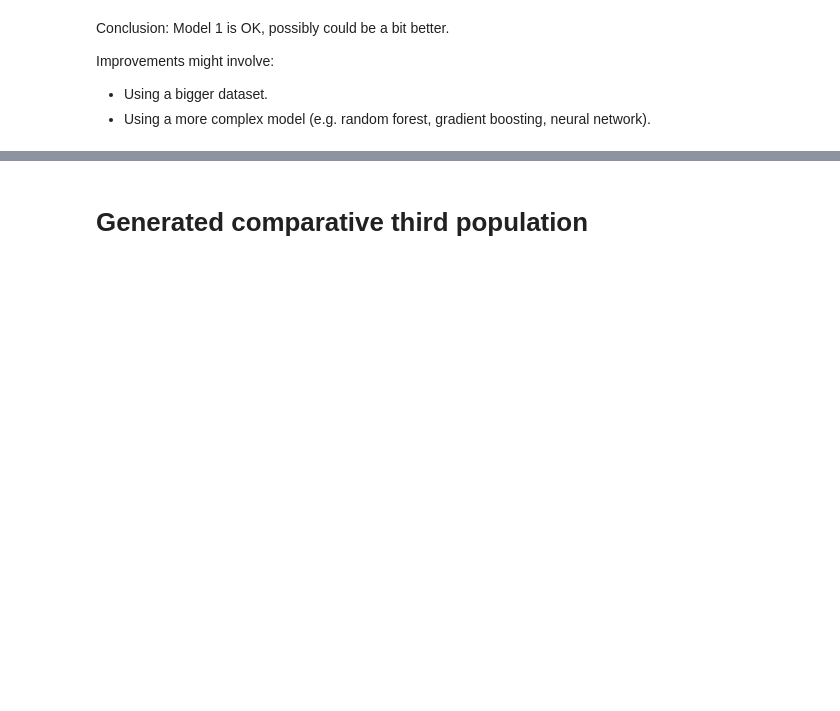
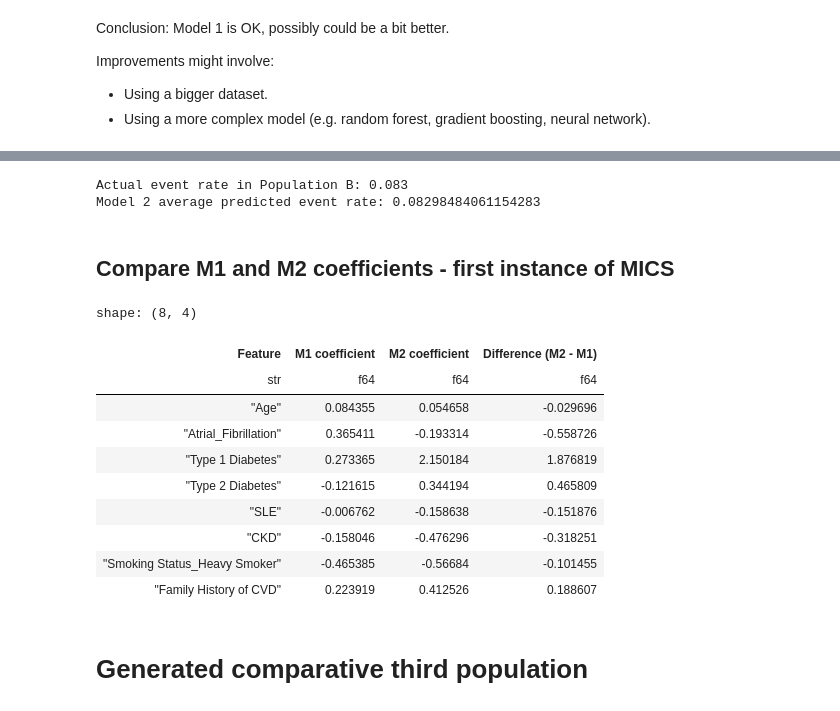
Before and after one commit to ucl-paediatrics/mics, a Jupyter notebook: src/mics/mics.ipynb, the cells around one changed output, grey strips where cells are left out. Drawn from its saved outputs; the diff is of its cells as text; code cells hidden in the pictures; blank space fills up the shorter version.

```diff
--- a/src/mics/mics.ipynb
+++ b/src/mics/mics.ipynb
@@ -265,0 +353,19 @@ ValueError: X has 22 features, but LogisticRegression is expecting 35 features a
+# %%
+# Bernoulli sampling from the true risk after statin intervention; treated patients have a lower probability of a CVD event than untreated patients.
+# Their event rate should be lower than the untreated patients, and the overall event rate in the population should be lower than before statin intervention.
+# The binary outcome 'y_2' becomes the new target variable for model 2 (M2)
+
+# Simulate the ouctomes
+y_2 = simulation.risk_to_event(true_risk_post_b, random_seed=random_seed + 1)
+
+# Sanity check:
+# Total events and overall event rate
+# Event rate for the treated vs untreated patients
+Checks_outcome = [
+    ("Total events", y_2.sum()),
+    ("Overall event rate (%)", y_2.mean() * 100),
+    ("Event rate for treated patients (%)", y_2[on_statins].mean() * 100),
+    ("Event rate for untreated patients (%)", y_2[~on_statins].mean() * 100),
+]
+for check, value in Checks_outcome:
+    print(f"{check}: {value:.2f}")
@@ -270,13 +381,68 @@ Problem: training a model $f_2(x)$ but not accounting for statins
 This is the model-induced concept shift problem.
 # %%
+# M2: the model that will be trained to predict CVD events in a new population, after the indtroduction of a statin intervention.
 # MAKE SURE THAT MODEL 2 DOESN'T USE THE 'on_statins' COLUMN - IT SHOULDN'T BE A RISK FACTOR IN THE MODEL, IT'S AN INTERVENTION
 # We can add this later, but as a first pass, we want the model to be unaware of the intervention,
 # and just see how the coefficients change after the intervention.
+
+patients_2 = patients_2.drop("on_statins")
+
+# This creates the MICS signal: M2 sees the attenutaed risk associations,
+# because the intervention has weakened the relationship between high-weight risk features and observed events
 model_2 = simulation.fit_model(X_2, y_2)
 
-# TODO: Compare the coefficients of model 1 and model 2 to see how they differ after the simulated intervention (statin prescription).
-# Is there signs of coeffecient attenuation for the high-weight risk factors
-# Are M2's coefficents smaller in magnitude than M1's - sign of MICS occuring (possible weaker risk-factor relationships due to the intervention)
+# Sanity check:
+print("Actual event rate in Population B:", y_2.mean())
+print("Model 2 average predicted event rate:", model_2.predict_proba(X_2)[:, 1].mean())
+# %% [output]
+Actual event rate in Population B: 0.083
+Model 2 average predicted event rate: 0.08298484061154283
+# %% [markdown]
+## Compare M1 and M2 coefficients - first instance of MICS
+# %%
+# Compre the coefficients of model 1 and model 2 to see how they differ after the simulated intervention (statin prescription).
+# Is there signs of coeffecient attenuation for the high-weight risk factors
+# Are M2's coefficents smaller in magnitude than M1's - sign of MICS occuring (possible weaker risk-factor relationships due to the intervention)
+
+# If MICS is occurring, M2's coefficients on the strong risk factors (AF, T1D, SLE, smoking, age)
+# should be smaller in magnitude than M1's. The intervention has reduced events for high-risk
+# patients, so M2 sees a weaker apparent relationship between those features and outcomes.
+
+high_risk_features = [
+    "Age",
+    "Atrial_Fibrillation",
+    "Type 1 Diabetes",
+    "Type 2 Diabetes",
+    "SLE",
+    "CKD",
+    "Smoking Status_Heavy Smoker",
+    "Family History of CVD",
+]
+
+# Build a small comparison table
+coefficient_comparison = []
+for feature in high_risk_features:
+    i = matrix.columns.index(feature)
+    coefficient_comparison.append({
+        "Feature": feature,
+        "M1 coefficient": model_1.coef_[0][i],
+        "M2 coefficient": model_2.coef_[0][i],
+        "Difference (M2 - M1)": model_2.coef_[0][i] - model_1.coef_[0][i],
+    })
+
+pl.DataFrame(coefficient_comparison)
+# %% [output]
+shape: (8, 4)
+| Feature | M1 coefficient | M2 coefficient | Difference (M2 - M1) |
+| str | f64 | f64 | f64 |
+| "Age" | 0.084355 | 0.054658 | -0.029696 |
+| "Atrial_Fibrillation" | 0.365411 | -0.193314 | -0.558726 |
+| "Type 1 Diabetes" | 0.273365 | 2.150184 | 1.876819 |
+| "Type 2 Diabetes" | -0.121615 | 0.344194 | 0.465809 |
+| "SLE" | -0.006762 | -0.158638 | -0.151876 |
+| "CKD" | -0.158046 | -0.476296 | -0.318251 |
+| "Smoking Status_Heavy Smoker" | -0.465385 | -0.56684 | -0.101455 |
+| "Family History of CVD" | 0.223919 | 0.412526 | 0.188607 |
 # %% [markdown]
 # Generated comparative third population
 # %%
```
Also changed, not shown: parts of 12 cells of this notebook.
